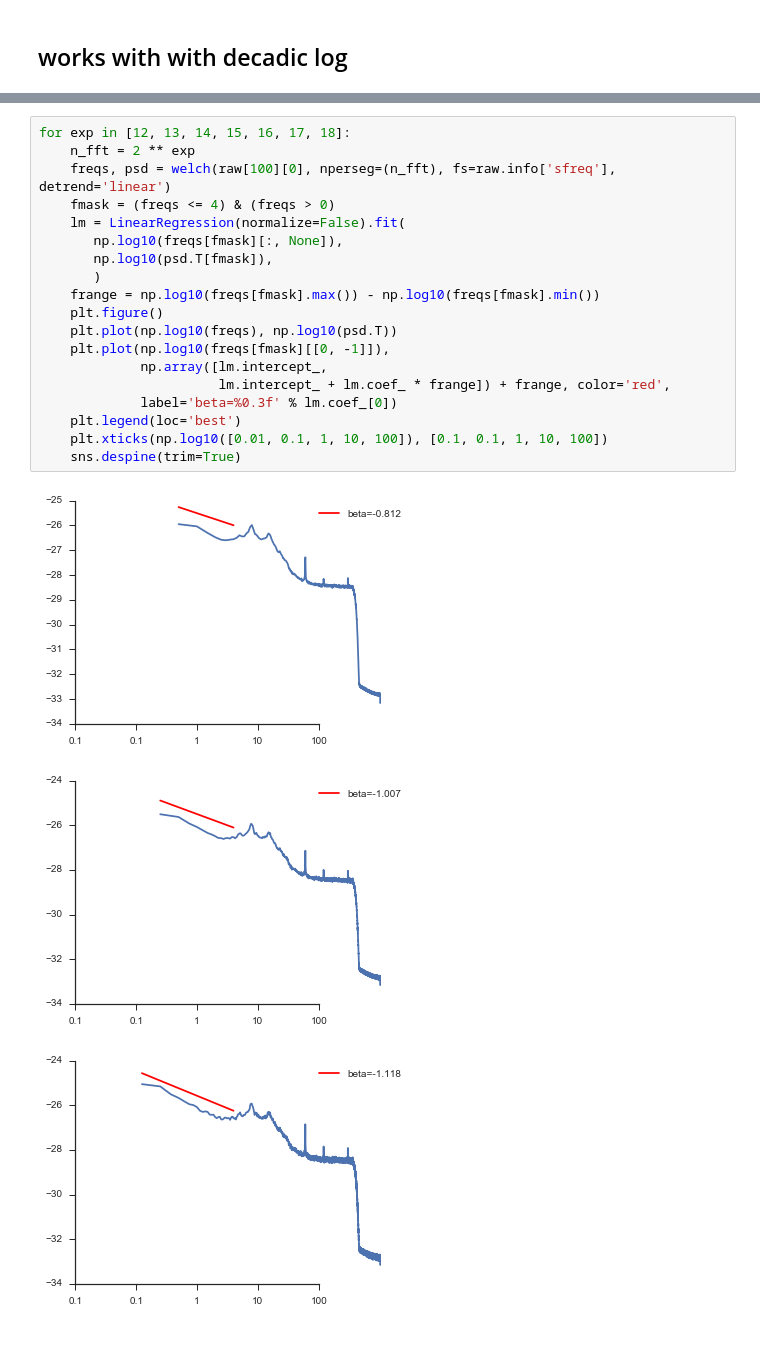
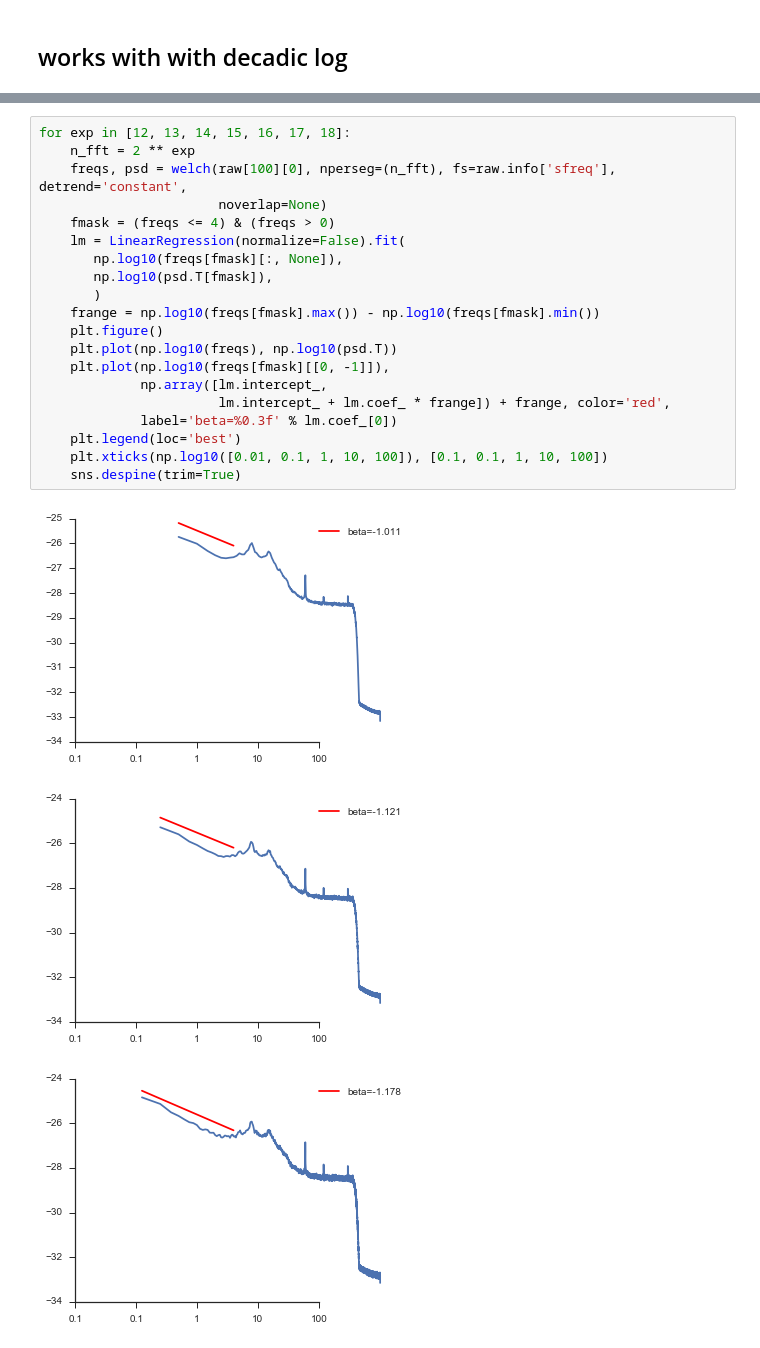
Before and after one commit to neurospin/meg_study_dynamic_scales, a Jupyter notebook: scripts/paper_check_powerlaw_fit.ipynb, the cells around one changed output, grey strips where cells are left out. Drawn from its saved outputs; the diff is of its cells as text.

```diff
--- a/scripts/paper_check_powerlaw_fit.ipynb
+++ b/scripts/paper_check_powerlaw_fit.ipynb
@@ -147,23 +151,24 @@ sns.despine(trim=True)
 # %%
 for exp in [12, 13, 14, 15, 16, 17, 18]:
     n_fft = 2 ** exp
-    freqs, psd = welch(raw[100][0], nperseg=(n_fft), fs=raw.info['sfreq'], detrend='linear')
+    freqs, psd = welch(raw[100][0], nperseg=(n_fft), fs=raw.info['sfreq'], detrend='constant',
+                       noverlap=None)
     fmask = (freqs <= 4) & (freqs > 0)
     lm = LinearRegression(normalize=False).fit(
        np.log10(freqs[fmask][:, None]),
        np.log10(psd.T[fmask]),
        )
     frange = np.log10(freqs[fmask].max()) - np.log10(freqs[fmask].min())
     plt.figure()
     plt.plot(np.log10(freqs), np.log10(psd.T))
     plt.plot(np.log10(freqs[fmask][[0, -1]]),
              np.array([lm.intercept_,
                        lm.intercept_ + lm.coef_ * frange]) + frange, color='red',
              label='beta=%0.3f' % lm.coef_[0])
     plt.legend(loc='best')
     plt.xticks(np.log10([0.01, 0.1, 1, 10, 100]), [0.1, 0.1, 1, 10, 100])
     sns.despine(trim=True)
 # %% [output]
-[figure, old version]
+[figure, new version]
-[figure, old version]
+[figure, new version]
-[figure, old version]
+[figure, new version]
```
Also changed, not shown: parts of 4 cells of this notebook.
